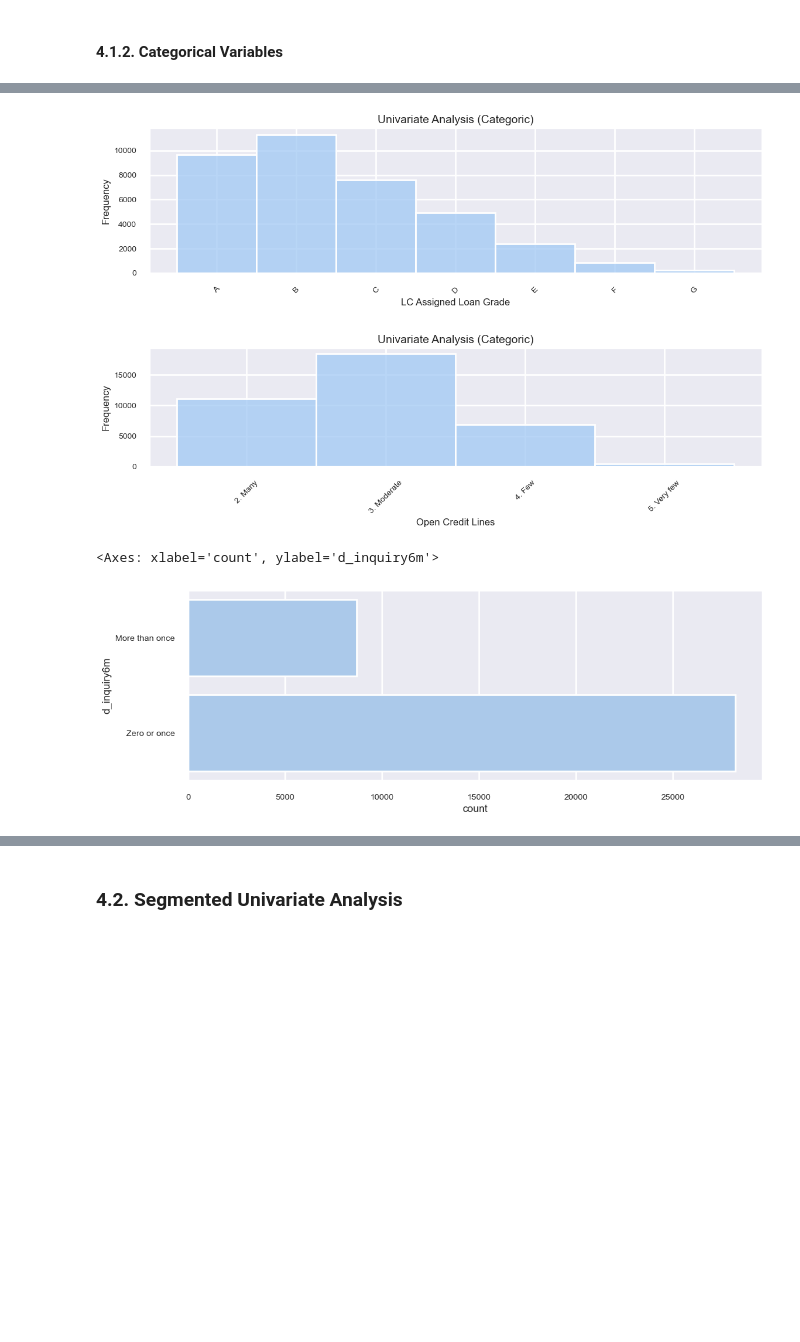
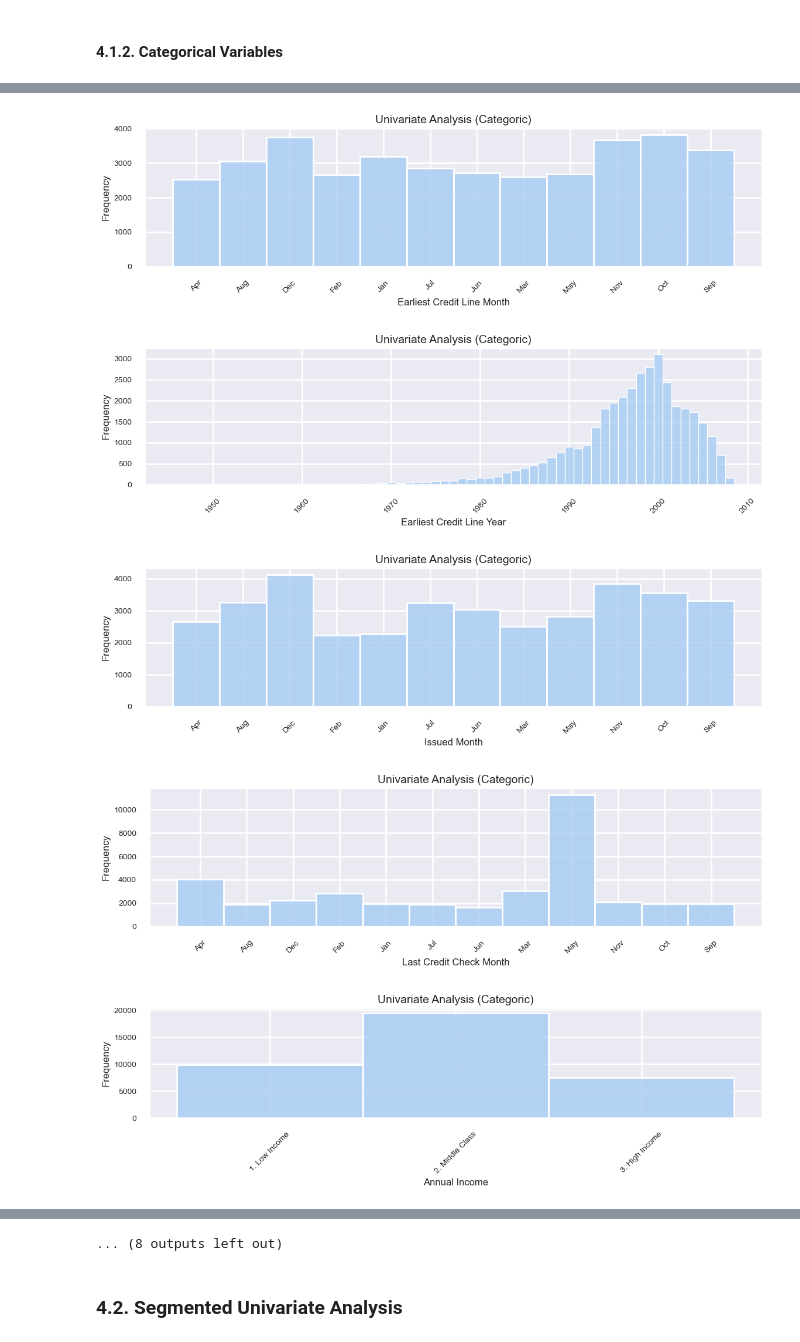
Before and after one commit to uvarajthulasiram/LendingClubCaseStudy, a Jupyter notebook: RefactorV1.ipynb, the cells around one changed output, grey strips where cells are left out. Cells and saved outputs as stored; diff of their text form; code cells hidden in the pictures; blank space fills up the shorter version.

```diff
--- a/RefactorV1.ipynb
+++ b/RefactorV1.ipynb
@@ -700,16 +694,35 @@ Index(['grade', 'sub_grade', 'emp_length', 'home_ownership',
        'd_open_acc_categories', 'd_derogatory', 'd_bankruptcy',
        'd_delinquency2y', 'd_inquiry6m'],
       dtype='object')
-# %%
-univariate_analysis('hist', 'Categoric', df, 'grade', 'LC Assigned Loan Grade', showKde=False)
-univariate_analysis('hist', 'Categoric', df, 'd_open_acc_categories', 'Open Credit Lines', showKde=False)
-# %% [output]
-[figure, removed]
-[figure, removed]
-# %%
-# sns.countplot(data=df, x='emp_length')
-# sns.countplot(data=df, y='d_last_credit_pull_d_month')
-sns.countplot(data=df, y='d_inquiry6m')
-# %% [output]
-<Axes: xlabel='count', ylabel='d_inquiry6m'>
-[figure, removed]
+# %%
+cat_col_dict = {
+       'd_earliest_cr_line_month' : 'Earliest Credit Line Month',
+                'd_earliest_cr_line_year' : 'Earliest Credit Line Year',
+                'd_issue_d_month' : 'Issued Month',
+                'd_last_credit_pull_d_month' : 'Last Credit Check Month',
+                'd_annual_inc_categories' : 'Annual Income',
+                'd_revol_util_categories' : 'Revolving Credit Utilization',
+                'd_open_acc_categories' : 'Open Credit Lines',
+                'd_derogatory' : 'Derogatory',
+                'd_bankruptcy' : 'Bankruptcy',
+                'd_delinquency2y' : 'Delinquency in the last 2 Years',
+                'd_inquiry6m' : 'Inquiries in the last 6 Months',
+                'term' : 'Loan Term',
+                'grade' : 'LC Assigned Grade',
+                'sub_grade' : 'LC Assigned Subgrade',
+                'emp_length' : 'Employment Length',
+                'home_ownership' : 'Home Ownership',
+                'verification_status' : 'Verification Status',
+                'loan_status' : 'Loan Status',
+                'purpose' : 'Purpose',
+                'addr_state' : 'State',
+                }
+
+for col, col_label in cat_col_dict.items():
+       univariate_analysis('hist', 'Categoric', df, col, col_label, showKde=False)
+# %% [output]
+[figure, added]
+[figure, added]
+[figure, added]
+[figure, added]
+[figure, added]
@@ -716,3 +736,4 @@ sns.countplot(data=df, y='d_inquiry6m')
+... (8 outputs left out)
 # %% [markdown]
 ### **4.2. Segmented Univariate Analysis**
 # %%
```
Also changed, not shown: parts of 8 cells of this notebook.
